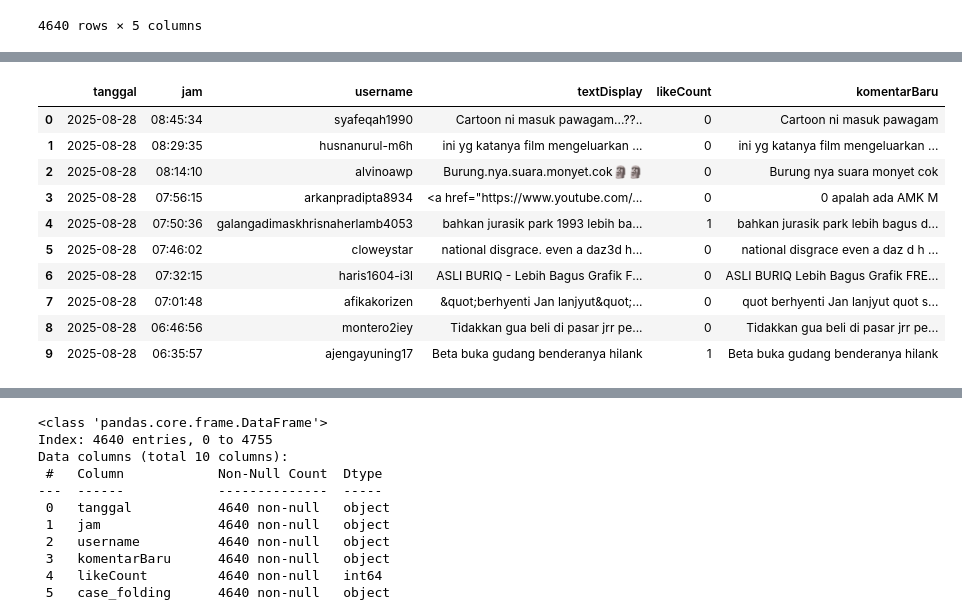
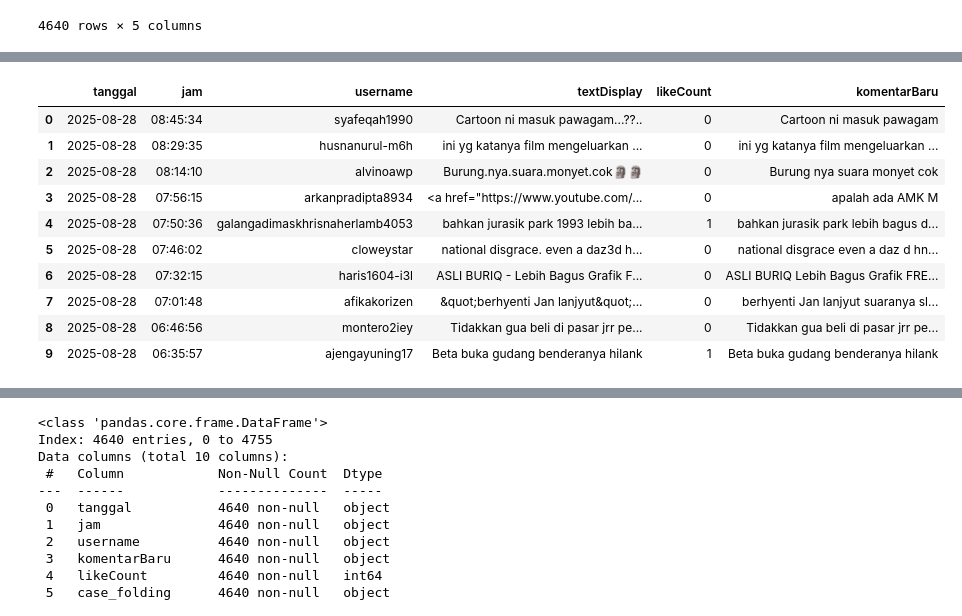
Before and after one commit to Spyrx4/analisis_sentimen_merahputih_oneforall, a Jupyter notebook: notebook/Proses_data_new.ipynb, the cells around one changed output, grey strips where cells are left out. Cells and saved outputs as stored; diff of their text form; code cells hidden in the pictures.

```diff
--- a/notebook/Proses_data_new.ipynb
+++ b/notebook/Proses_data_new.ipynb
@@ -194,7 +181,20 @@ df
 # %%
 def remove_html(tweet):
-  if tweet is not None and isinstance(tweet, str):
-    html = re.compile(r'<.*?>')
-    return html.sub(r'', tweet)
-  else:
-    return tweet
+    if tweet is not None and isinstance(tweet, str):
+        # hapus tag html
+        html_pattern = re.compile(r'<.*?>')
+        cleaned_tweet = html_pattern.sub(r'', tweet)
+
+        # Langkah 2: Dekode entitas HTML (misalnya &quot; menjadi ")
+        cleaned_tweet = html.unescape(cleaned_tweet)
+
+        # Ganti tanda titik dengan spasi
+        cleaned_tweet = cleaned_tweet.replace('.', ' ')
+
+        # Hapus tanda baca lainnya
+        punctuation_pattern = re.compile(f"[{re.escape(string.punctuation)}]")
+        cleaned_tweet = punctuation_pattern.sub(r'', cleaned_tweet)
+
+        return cleaned_tweet
+    else:
+        return tweet
@@ -241,11 +228,11 @@ def remove_symbols(tweet):
       tweet = re.sub(r'[^a-zA-Z0-0\s]', ' ', tweet)
   return tweet
 # %%
-# # fungsi menghapus angka
-# def remove_number(tweet):
-#   if tweet is not None and isinstance(tweet, str):
-#     tweet = re.sub(r'\d+', '', tweet)
-#   return tweet
+# fungsi menghapus angka
+def remove_number(tweet):
+  if tweet is not None and isinstance(tweet, str):
+    tweet = re.sub(r'\d+', '', tweet)
+  return tweet
 # %%
 # hapus hastag
 def hapus_hastag(teks):
@@ -253,22 +240,23 @@ def hapus_hastag(teks):
 # %%
 
 df['komentarBaru'] = df['textDisplay'].apply(lambda x: remove_html(x))
 df['komentarBaru'] = df['komentarBaru'].apply(lambda x: remove_emoji(x))
 df['komentarBaru'] = df['komentarBaru'].apply(lambda x: remove_symbols(x))
+df['komentarBaru'] = df['komentarBaru'].apply(lambda x: remove_number(x))
 df['komentarBaru'] = df['komentarBaru'].apply(lambda x: hapus_hastag(x))
 # df['komentarBaru'] = df['komentarBaru'].apply(remove_number)
 
 df.head(10)
 # %% [output]
 |  | tanggal | jam | username | textDisplay | likeCount | komentarBaru |
 | 0 | 2025-08-28 | 08:45:34 | syafeqah1990 | Cartoon ni masuk pawagam...??.. | 0 | Cartoon ni masuk pawagam |
 | 1 | 2025-08-28 | 08:29:35 | husnanurul-m6h | ini yg katanya film mengeluarkan ... | 0 | ini yg katanya film mengeluarkan ... |
 | 2 | 2025-08-28 | 08:14:10 | alvinoawp | Burung.nya.suara.monyet.cok🗿🗿 | 0 | Burung nya suara monyet cok |
-| 3 | 2025-08-28 | 07:56:15 | arkanpradipta8934 | <a href="https://www.youtube.com/... | 0 | 0 apalah ada AMK M |
+| 3 | 2025-08-28 | 07:56:15 | arkanpradipta8934 | <a href="https://www.youtube.com/... | 0 | apalah ada AMK M |
 | 4 | 2025-08-28 | 07:50:36 | galangadimaskhrisnaherlamb4053 | bahkan jurasik park 1993 lebih ba... | 1 | bahkan jurasik park lebih bagus d... |
-| 5 | 2025-08-28 | 07:46:02 | cloweystar | national disgrace. even a daz3d h... | 0 | national disgrace even a daz d h ... |
+| 5 | 2025-08-28 | 07:46:02 | cloweystar | national disgrace. even a daz3d h... | 0 | national disgrace even a daz d hn... |
 | 6 | 2025-08-28 | 07:32:15 | haris1604-i3l | ASLI BURIQ - Lebih Bagus Grafik F... | 0 | ASLI BURIQ Lebih Bagus Grafik FRE... |
-| 7 | 2025-08-28 | 07:01:48 | afikakorizen | &quot;berhyenti Jan lanjyut&quot;... | 0 | quot berhyenti Jan lanjyut quot s... |
+| 7 | 2025-08-28 | 07:01:48 | afikakorizen | &quot;berhyenti Jan lanjyut&quot;... | 0 | berhyenti Jan lanjyut suaranya sl... |
 | 8 | 2025-08-28 | 06:46:56 | montero2iey | Tidakkan gua beli di pasar jrr pe... | 0 | Tidakkan gua beli di pasar jrr pe... |
 | 9 | 2025-08-28 | 06:35:57 | ajengayuning17 | Beta buka gudang benderanya hilank | 1 | Beta buka gudang benderanya hilank |
 # %%
```
Also changed, not shown: parts of 27 cells of this notebook.
